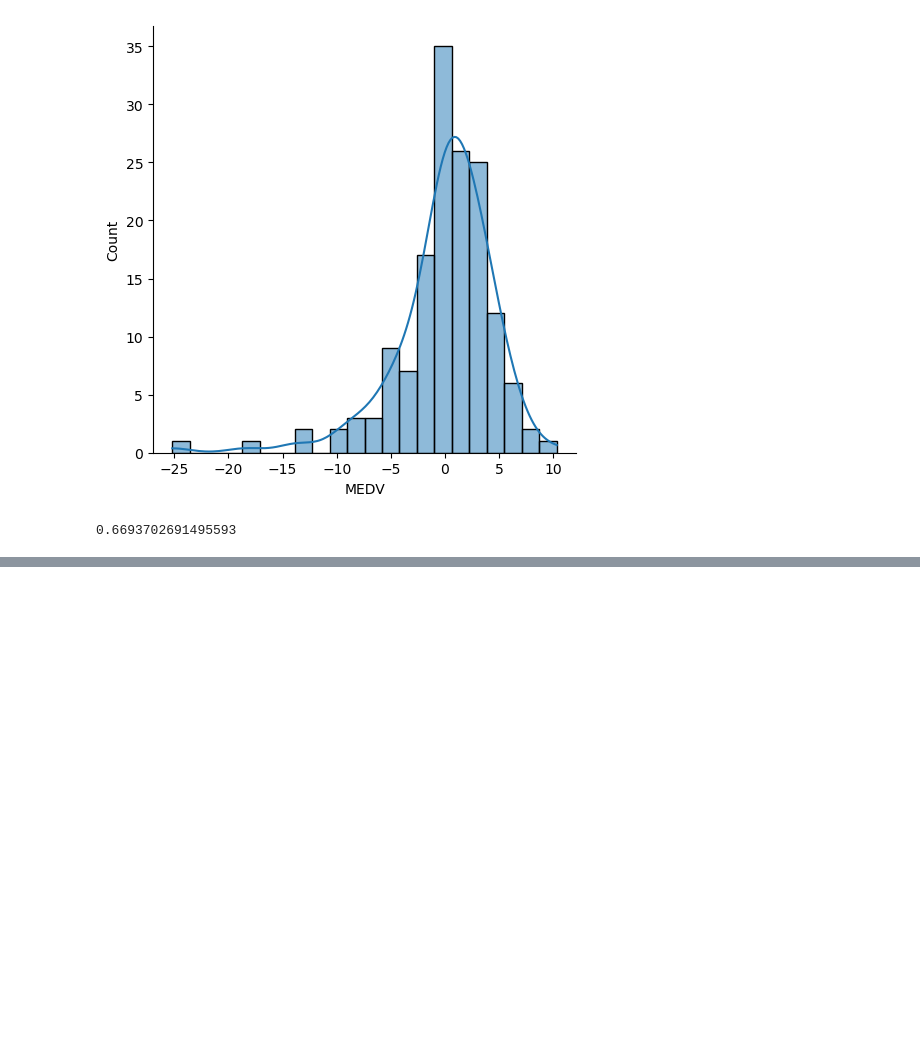
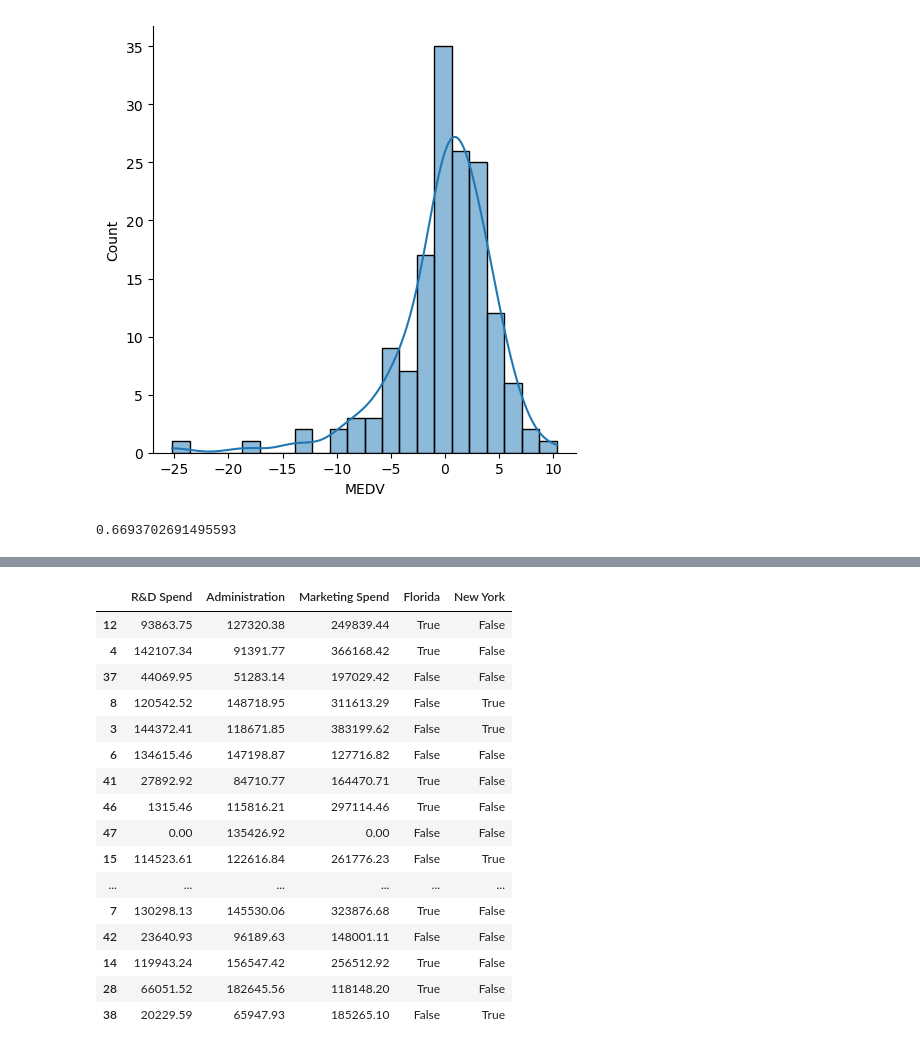
Before and after one commit to Anand-Patidar03/Python_for_ML, a Jupyter notebook: Machine_Learning_1/LinearRegression.ipynb, the cells around one changed output, grey strips where cells are left out. Drawn from its saved outputs; the diff is of its cells as text; code cells hidden in the pictures; blank space fills up the shorter version.

```diff
--- a/Machine_Learning_1/LinearRegression.ipynb
+++ b/Machine_Learning_1/LinearRegression.ipynb
@@ -138,0 +214,24 @@ score
+# %%
+from sklearn.model_selection import train_test_split
+
+X_train,X_test,y_train,y_test =train_test_split(X,y,test_size=0.2,random_state=42)
+# %%
+X_train
+# %% [output]
+|  | R&D Spend | Administration | Marketing Spend | Florida | New York |
+| 12 | 93863.75 | 127320.38 | 249839.44 | True | False |
+| 4 | 142107.34 | 91391.77 | 366168.42 | True | False |
+| 37 | 44069.95 | 51283.14 | 197029.42 | False | False |
+| 8 | 120542.52 | 148718.95 | 311613.29 | False | True |
+| 3 | 144372.41 | 118671.85 | 383199.62 | False | True |
+| 6 | 134615.46 | 147198.87 | 127716.82 | False | False |
+| 41 | 27892.92 | 84710.77 | 164470.71 | True | False |
+| 46 | 1315.46 | 115816.21 | 297114.46 | True | False |
+| 47 | 0.00 | 135426.92 | 0.00 | False | False |
+| 15 | 114523.61 | 122616.84 | 261776.23 | False | True |
+| ... | ... | ... | ... | ... | ... |
+| 7 | 130298.13 | 145530.06 | 323876.68 | True | False |
+| 42 | 23640.93 | 96189.63 | 148001.11 | False | False |
+| 14 | 119943.24 | 156547.42 | 256512.92 | True | False |
+| 28 | 66051.52 | 182645.56 | 118148.20 | True | False |
+| 38 | 20229.59 | 65947.93 | 185265.10 | False | True |
```
Also changed, not shown: parts of 12 cells of this notebook.
